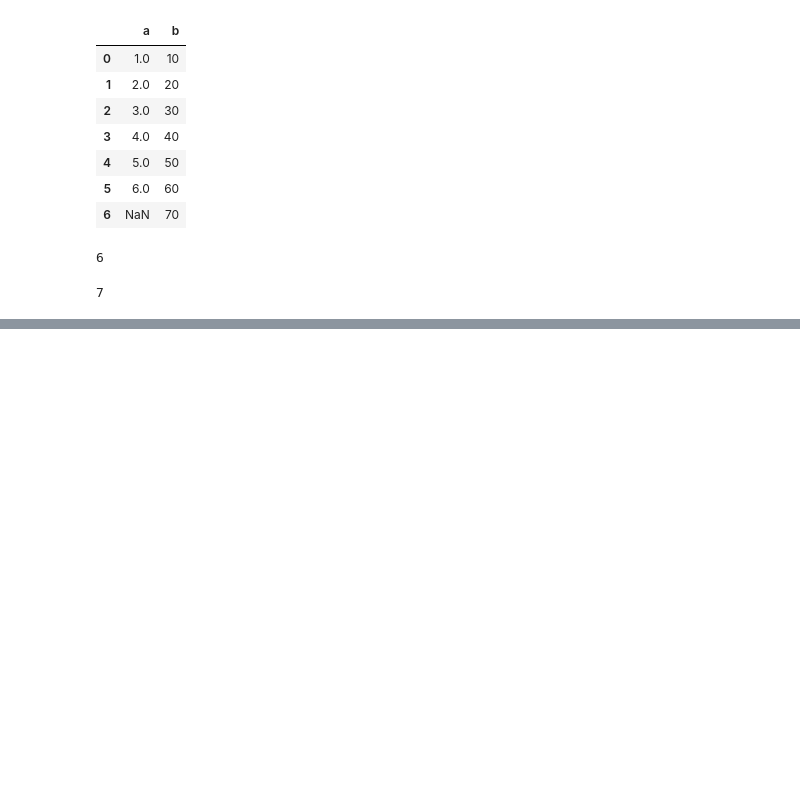
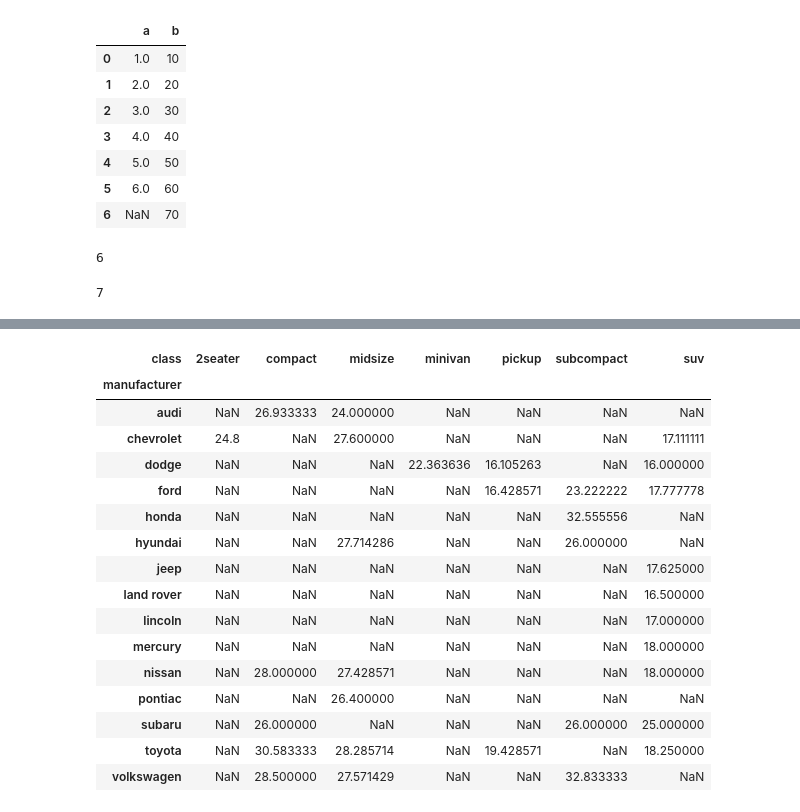
Before and after one commit to CodeupClassroom/hopper-data-science-libraries, a Jupyter notebook: advanced_dataframe_notes.ipynb, the cells around one changed output, grey strips where cells are left out. Drawn from its saved outputs; the diff is of its cells as text; code cells hidden in the pictures; blank space fills up the shorter version.

```diff
--- a/advanced_dataframe_notes.ipynb
+++ b/advanced_dataframe_notes.ipynb
@@ -741,0 +762,3 @@ x.b.count()
+# %%
+mpg = data("mpg")
+mpg.head()
@@ -741,0 +772,20 @@ x.b.count()
+# %%
+mpg.pivot_table(values="hwy", index="manufacturer", columns="class")
+# %% [output]
+| class | 2seater | compact | midsize | minivan | pickup | subcompact | suv |
+| manufacturer |  |  |  |  |  |  |  |
+| audi | NaN | 26.933333 | 24.000000 | NaN | NaN | NaN | NaN |
+| chevrolet | 24.8 | NaN | 27.600000 | NaN | NaN | NaN | 17.111111 |
+| dodge | NaN | NaN | NaN | 22.363636 | 16.105263 | NaN | 16.000000 |
+| ford | NaN | NaN | NaN | NaN | 16.428571 | 23.222222 | 17.777778 |
+| honda | NaN | NaN | NaN | NaN | NaN | 32.555556 | NaN |
+| hyundai | NaN | NaN | 27.714286 | NaN | NaN | 26.000000 | NaN |
+| jeep | NaN | NaN | NaN | NaN | NaN | NaN | 17.625000 |
+| land rover | NaN | NaN | NaN | NaN | NaN | NaN | 16.500000 |
+| lincoln | NaN | NaN | NaN | NaN | NaN | NaN | 17.000000 |
+| mercury | NaN | NaN | NaN | NaN | NaN | NaN | 18.000000 |
+| nissan | NaN | 28.000000 | 27.428571 | NaN | NaN | NaN | 18.000000 |
+| pontiac | NaN | NaN | 26.400000 | NaN | NaN | NaN | NaN |
+| subaru | NaN | 26.000000 | NaN | NaN | NaN | 26.000000 | 25.000000 |
+| toyota | NaN | 30.583333 | 28.285714 | NaN | 19.428571 | NaN | 18.250000 |
+| volkswagen | NaN | 28.500000 | 27.571429 | NaN | NaN | 32.833333 | NaN |
```
Also changed, not shown: parts of 19 cells of this notebook.
